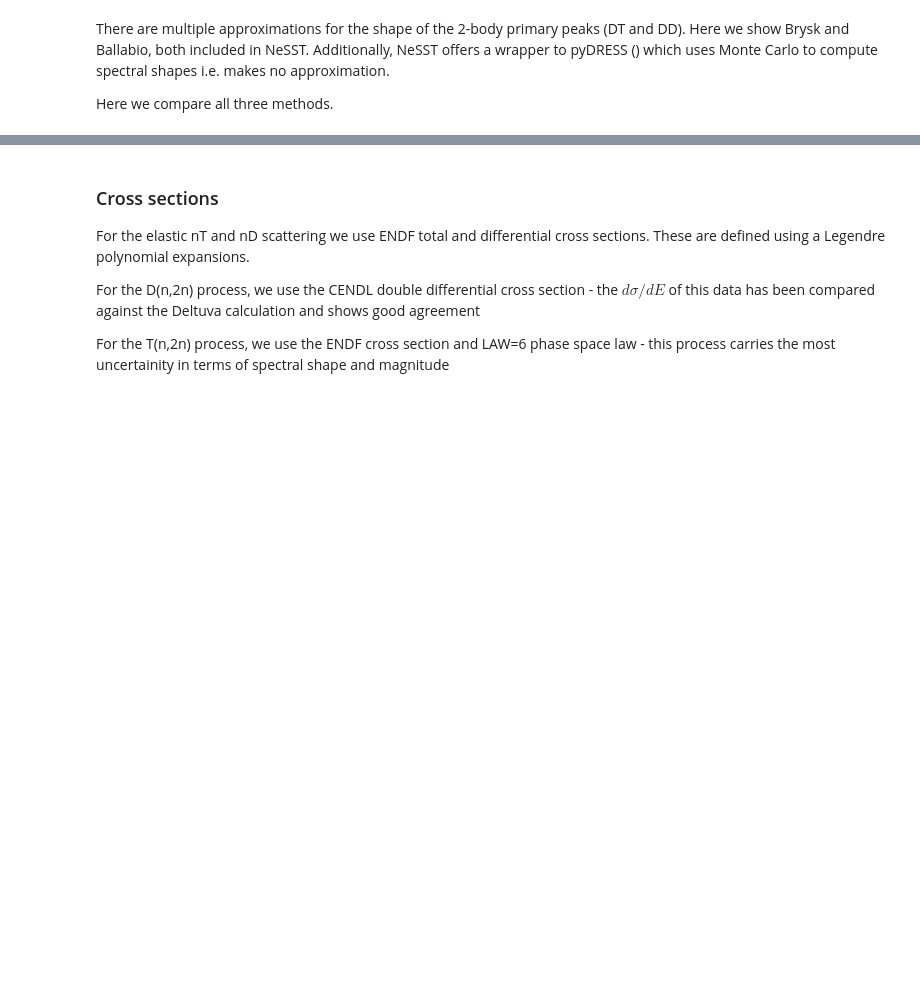
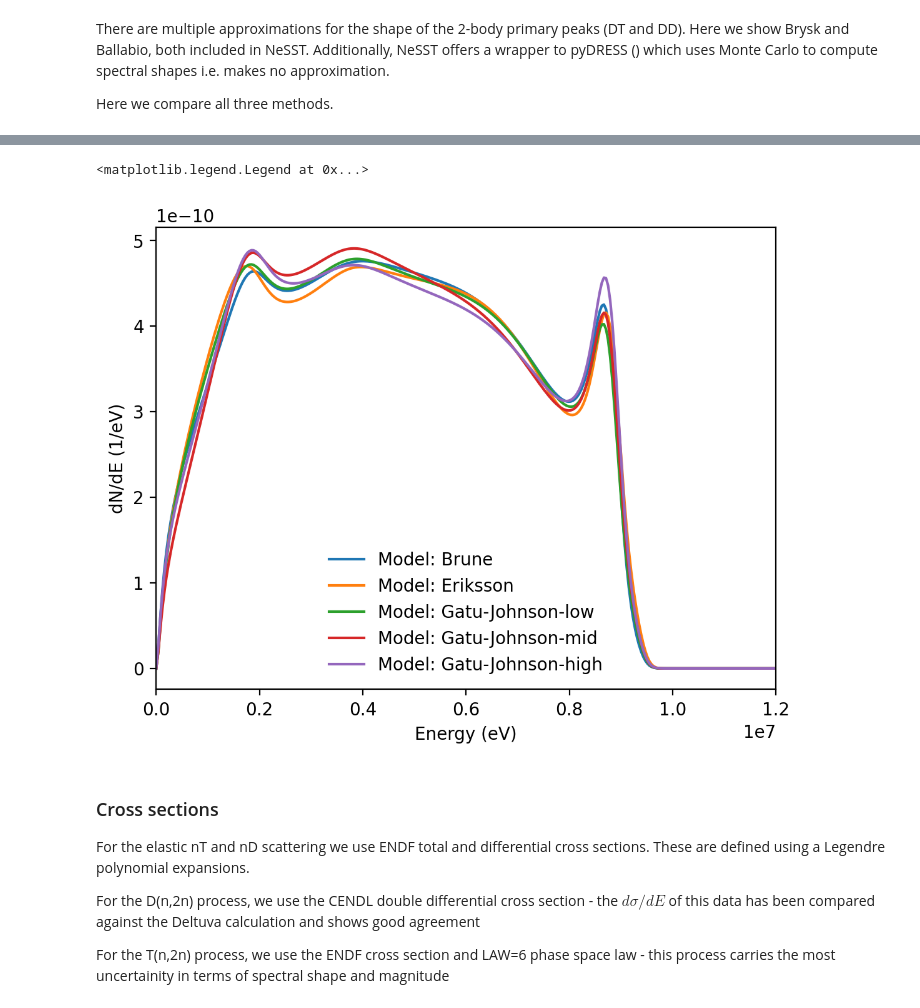
Before and after one commit to aidancrilly/NeSST, a Jupyter notebook: example/NeSST Guide.ipynb, the cells around one changed output, grey strips where cells are left out. Saved outputs shown, nothing was run; the diff lists cells and outputs as text; code cells hidden in the pictures; blank space fills up the shorter version.

Commit message:
Adding various TT models (#63)

```diff
--- a/example/NeSST Guide.ipynb
+++ b/example/NeSST Guide.ipynb
@@ -108,3 +117,19 @@ fig.tight_layout()
+# %%
+plt.figure(dpi=200)
+
+E_TT = np.linspace(0.0, 12e6, 300)
+
+for model in nst.spectral_model.TT_model.available_spectrum_models:
+    dNdE_TT_model = Y_TT*nst.dNdE_TT(E_TT,Tion,model=model)
+    plt.plot(E_TT,dNdE_TT_model,label=f"Model: {model}")
+
+plt.xlim(E_TT[0],E_TT[-1])
+plt.xlabel("Energy (eV)")
+plt.ylabel("dN/dE (1/eV)")
+plt.legend(frameon=False)
+# %% [output]
+<matplotlib.legend.Legend at 0x...>
+[figure, added]
 # %% [markdown]
 ### Cross sections ###
 
```
Also changed, not shown: parts of 3 cells of this notebook, 13 other files.
